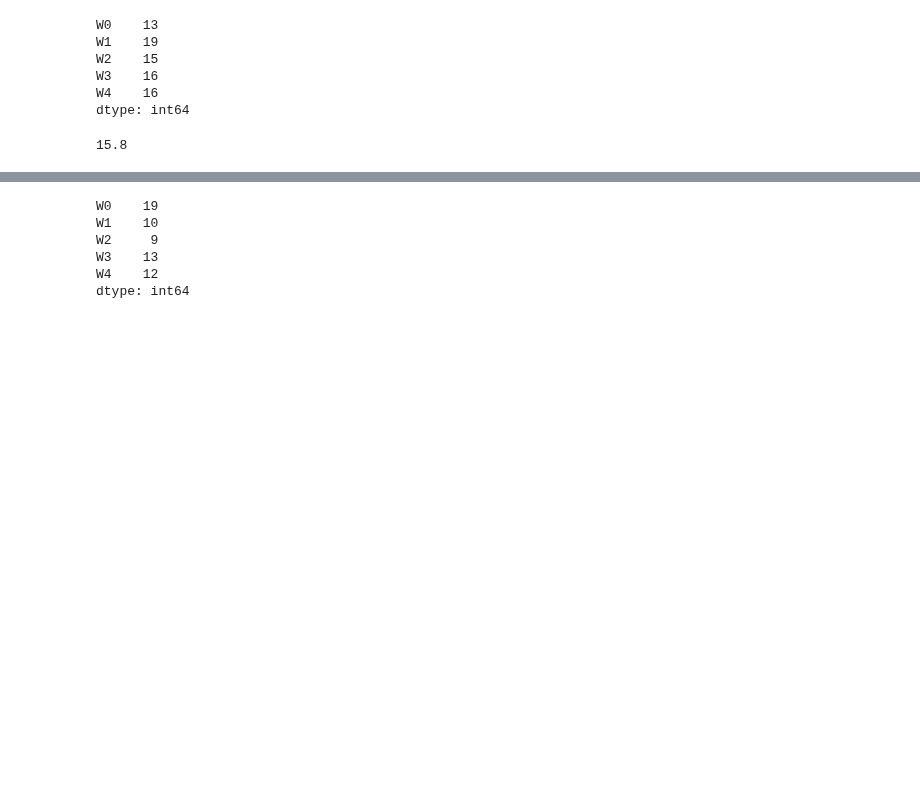
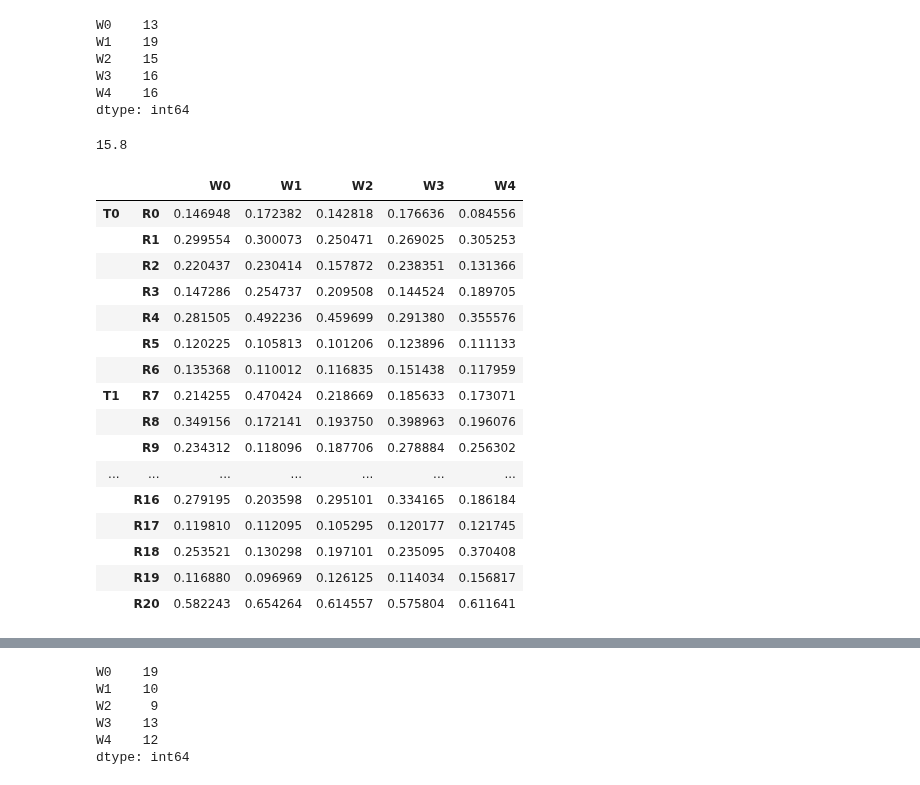
Before and after one commit to Emergent-Behaviors-in-Biology/community-simulator, a Jupyter notebook: Community Simulator Tutorial.ipynb, the cells around one changed output, grey strips where cells are left out. Drawn from its saved outputs; the diff is of its cells as text; code cells hidden in the pictures; blank space fills up the shorter version.

```diff
--- a/Community Simulator Tutorial.ipynb
+++ b/Community Simulator Tutorial.ipynb
@@ -472,6 +472,26 @@ dtype: int64
 np.mean((MyPlate.N>0).sum())
 # %% [output]
 15.8
+# %%
+MyPlate.R
+# %% [output]
+|  |  | W0 | W1 | W2 | W3 | W4 |
+| T0 | R0 | 0.146948 | 0.172382 | 0.142818 | 0.176636 | 0.084556 |
+|  | R1 | 0.299554 | 0.300073 | 0.250471 | 0.269025 | 0.305253 |
+|  | R2 | 0.220437 | 0.230414 | 0.157872 | 0.238351 | 0.131366 |
+|  | R3 | 0.147286 | 0.254737 | 0.209508 | 0.144524 | 0.189705 |
+|  | R4 | 0.281505 | 0.492236 | 0.459699 | 0.291380 | 0.355576 |
+|  | R5 | 0.120225 | 0.105813 | 0.101206 | 0.123896 | 0.111133 |
+|  | R6 | 0.135368 | 0.110012 | 0.116835 | 0.151438 | 0.117959 |
+| T1 | R7 | 0.214255 | 0.470424 | 0.218669 | 0.185633 | 0.173071 |
+|  | R8 | 0.349156 | 0.172141 | 0.193750 | 0.398963 | 0.196076 |
+|  | R9 | 0.234312 | 0.118096 | 0.187706 | 0.278884 | 0.256302 |
+| ... | ... | ... | ... | ... | ... | ... |
+|  | R16 | 0.279195 | 0.203598 | 0.295101 | 0.334165 | 0.186184 |
+|  | R17 | 0.119810 | 0.112095 | 0.105295 | 0.120177 | 0.121745 |
+|  | R18 | 0.253521 | 0.130298 | 0.197101 | 0.235095 | 0.370408 |
+|  | R19 | 0.116880 | 0.096969 | 0.126125 | 0.114034 | 0.156817 |
+|  | R20 | 0.582243 | 0.654264 | 0.614557 | 0.575804 | 0.611641 |
 # %%
 from community_simulator.visualization import PlotTraj
 import matplotlib.pyplot as plt
```
Also changed, not shown: parts of 2 cells of this notebook, 2 other files.
